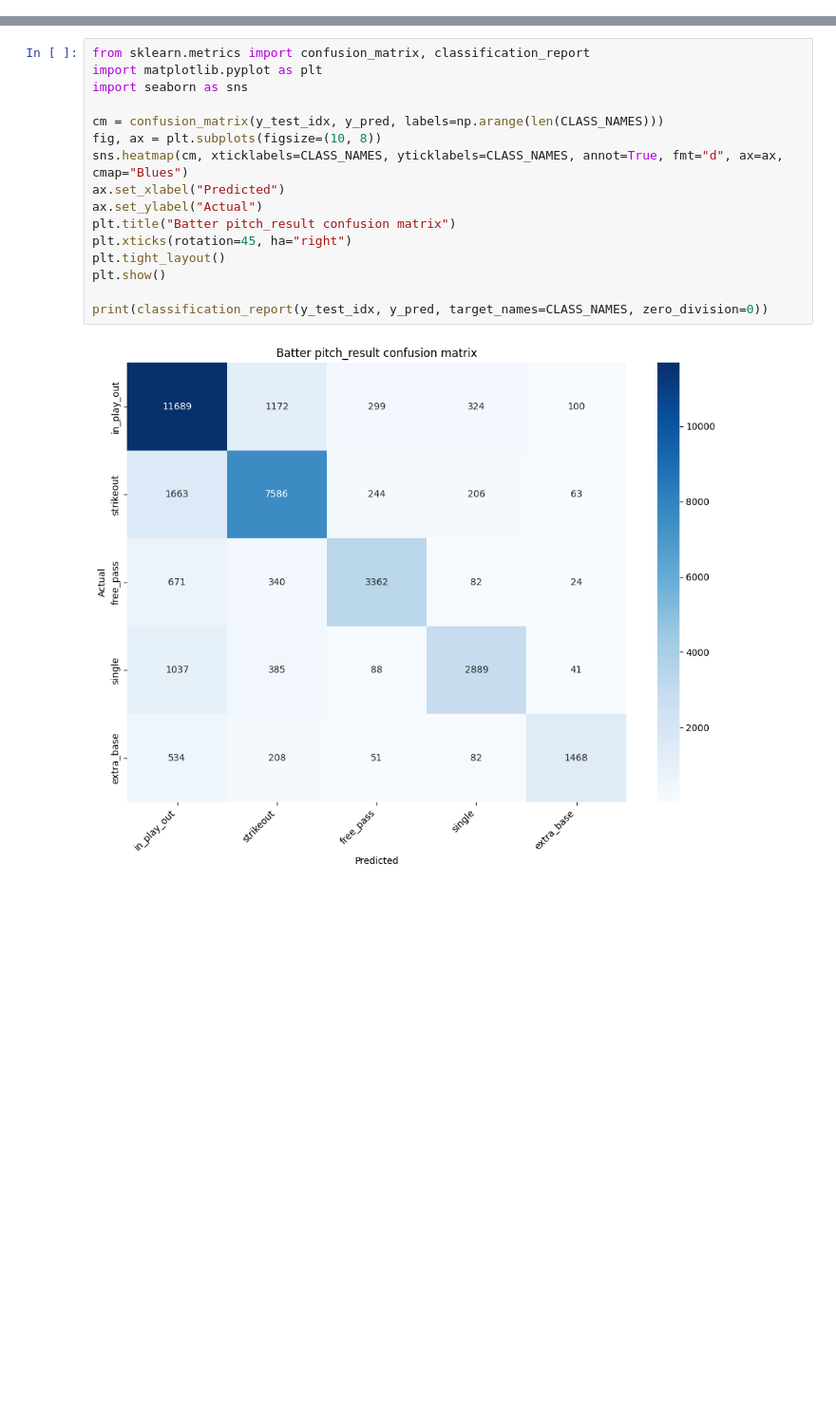
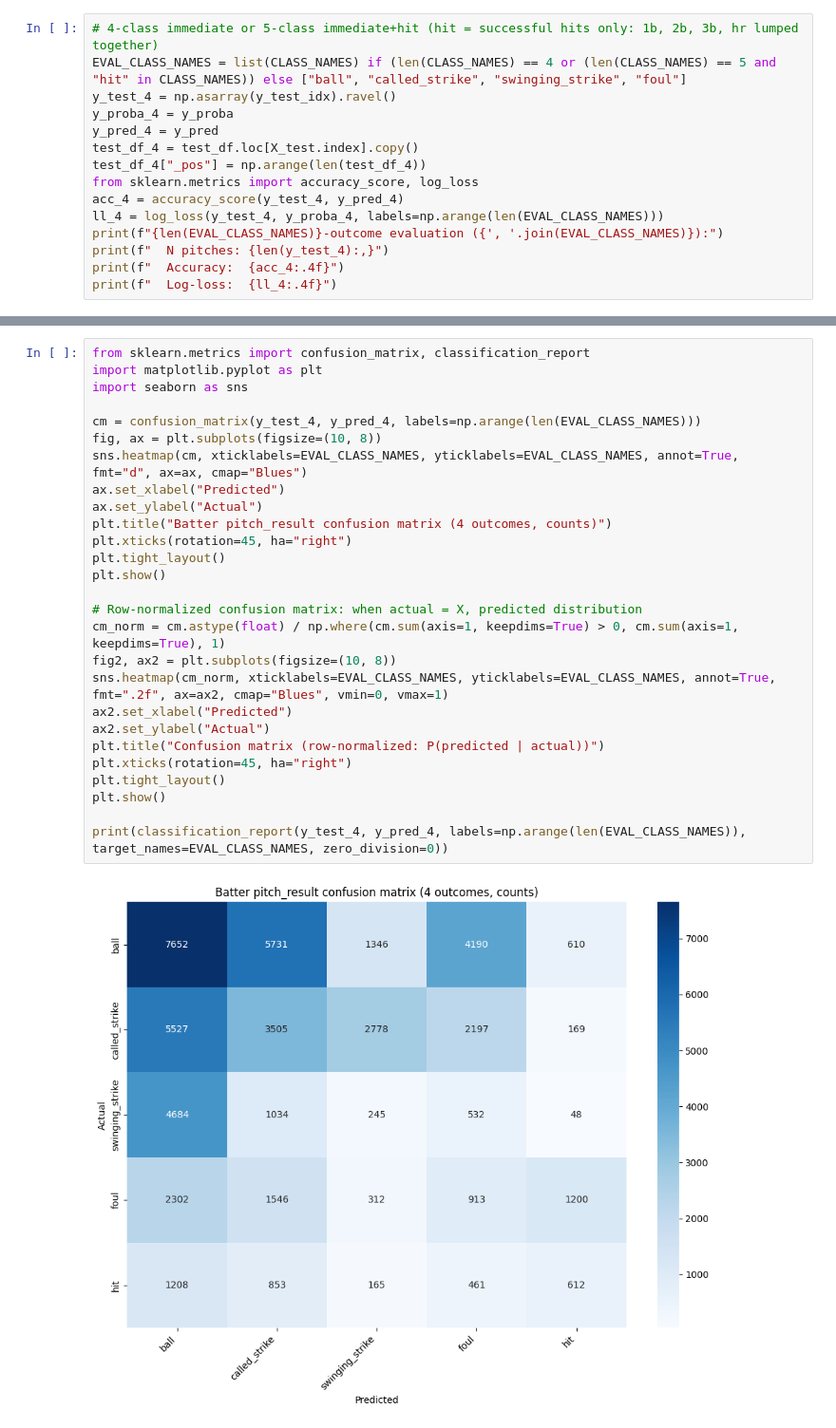
Before and after one commit to ColoredLemur1/Final_Year_Project, a Jupyter notebook: Models/Evaluation/batter_evaluation.ipynb, the cells around one changed output, grey strips where cells are left out. Shown at 95% size. Saved outputs shown, nothing was run; the diff lists cells and outputs as text; blank space fills up the shorter version.

```diff
--- a/Models/Evaluation/batter_evaluation.ipynb
+++ b/Models/Evaluation/batter_evaluation.ipynb
@@ -119,0 +215,15 @@ Overall (all test pitches):
+# %%
+# 4-class immediate or 5-class immediate+hit (hit = successful hits only: 1b, 2b, 3b, hr lumped together)
+EVAL_CLASS_NAMES = list(CLASS_NAMES) if (len(CLASS_NAMES) == 4 or (len(CLASS_NAMES) == 5 and "hit" in CLASS_NAMES)) else ["ball", "called_strike", "swinging_strike", "foul"]
+y_test_4 = np.asarray(y_test_idx).ravel()
+y_proba_4 = y_proba
+y_pred_4 = y_pred
+test_df_4 = test_df.loc[X_test.index].copy()
+test_df_4["_pos"] = np.arange(len(test_df_4))
+from sklearn.metrics import accuracy_score, log_loss
+acc_4 = accuracy_score(y_test_4, y_pred_4)
+ll_4 = log_loss(y_test_4, y_proba_4, labels=np.arange(len(EVAL_CLASS_NAMES)))
+print(f"{len(EVAL_CLASS_NAMES)}-outcome evaluation ({', '.join(EVAL_CLASS_NAMES)}):")
+print(f"  N pitches: {len(y_test_4):,}")
+print(f"  Accuracy:  {acc_4:.4f}")
+print(f"  Log-loss:  {ll_4:.4f}")
@@ -176,18 +355,29 @@ ax.legend(); plt.tight_layout(); plt.show()
 # %%
 from sklearn.metrics import confusion_matrix, classification_report
 import matplotlib.pyplot as plt
 import seaborn as sns
 
-cm = confusion_matrix(y_test_idx, y_pred, labels=np.arange(len(CLASS_NAMES)))
+cm = confusion_matrix(y_test_4, y_pred_4, labels=np.arange(len(EVAL_CLASS_NAMES)))
 fig, ax = plt.subplots(figsize=(10, 8))
-sns.heatmap(cm, xticklabels=CLASS_NAMES, yticklabels=CLASS_NAMES, annot=True, fmt="d", ax=ax, cmap="Blues")
+sns.heatmap(cm, xticklabels=EVAL_CLASS_NAMES, yticklabels=EVAL_CLASS_NAMES, annot=True, fmt="d", ax=ax, cmap="Blues")
 ax.set_xlabel("Predicted")
 ax.set_ylabel("Actual")
-plt.title("Batter pitch_result confusion matrix")
+plt.title("Batter pitch_result confusion matrix (4 outcomes, counts)")
 plt.xticks(rotation=45, ha="right")
 plt.tight_layout()
 plt.show()
 
-print(classification_report(y_test_idx, y_pred, target_names=CLASS_NAMES, zero_division=0))
+# Row-normalized confusion matrix: when actual = X, predicted distribution
+cm_norm = cm.astype(float) / np.where(cm.sum(axis=1, keepdims=True) > 0, cm.sum(axis=1, keepdims=True), 1)
+fig2, ax2 = plt.subplots(figsize=(10, 8))
+sns.heatmap(cm_norm, xticklabels=EVAL_CLASS_NAMES, yticklabels=EVAL_CLASS_NAMES, annot=True, fmt=".2f", ax=ax2, cmap="Blues", vmin=0, vmax=1)
+ax2.set_xlabel("Predicted")
+ax2.set_ylabel("Actual")
+plt.title("Confusion matrix (row-normalized: P(predicted | actual))")
+plt.xticks(rotation=45, ha="right")
+plt.tight_layout()
+plt.show()
+
+print(classification_report(y_test_4, y_pred_4, labels=np.arange(len(EVAL_CLASS_NAMES)), target_names=EVAL_CLASS_NAMES, zero_division=0))
 # %% [output]
-[figure, old version]
+[figure, new version]
```
Also changed, not shown: parts of 13 cells of this notebook, 14 other files.
